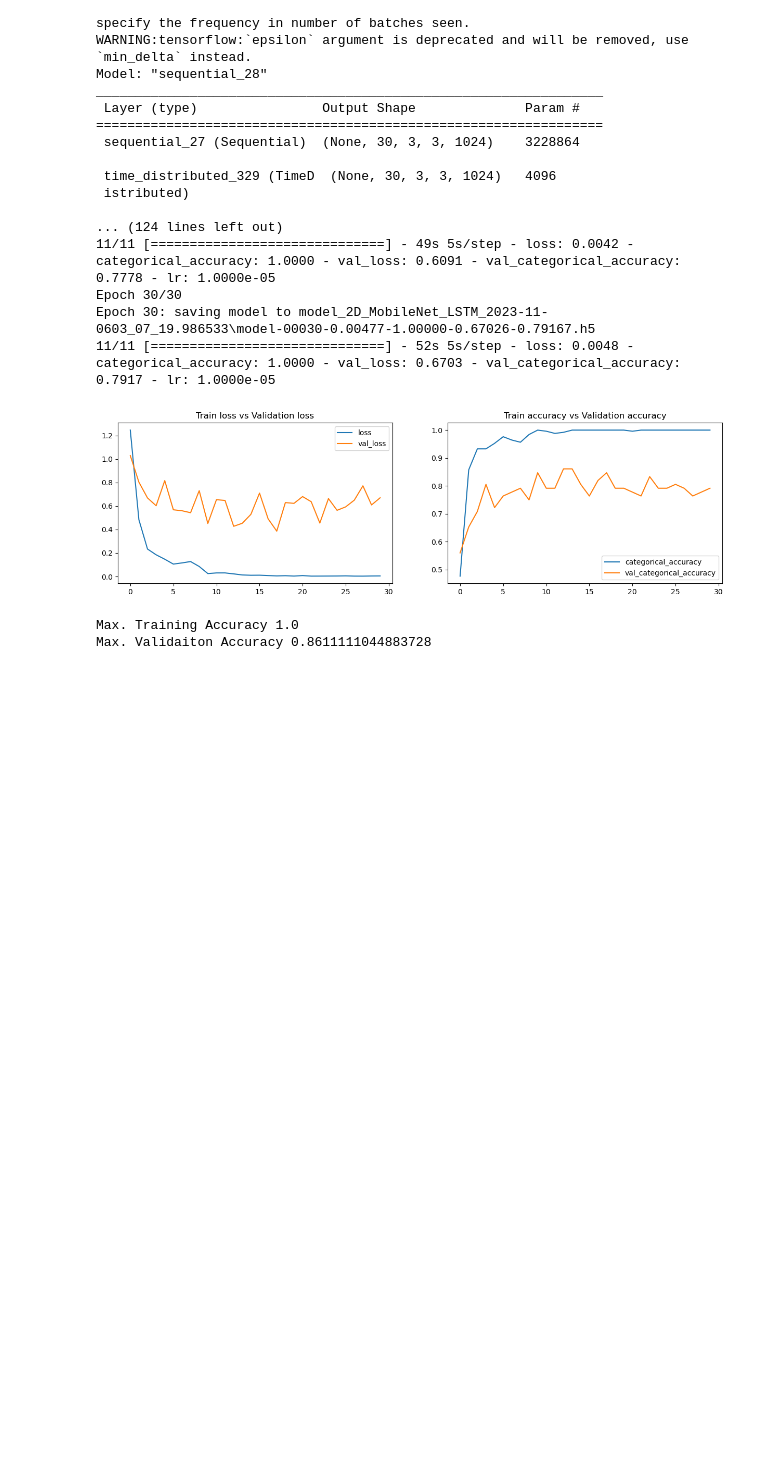
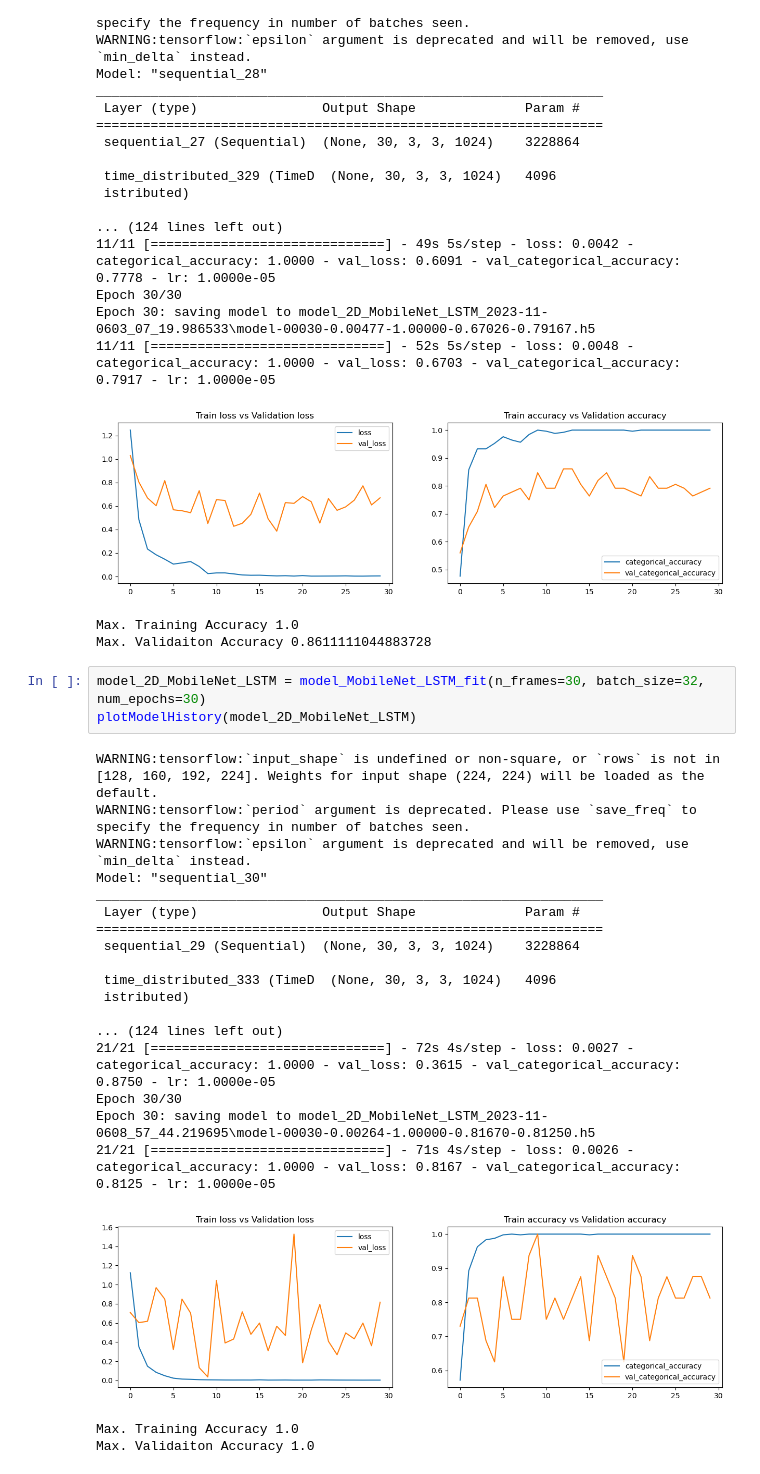
Before and after one commit to 1darknight/ThucAnh-ManhTruong-Gesture-Recognition, a Jupyter notebook: ThucAnh_ManhTruong.ipynb, the cells around one changed output. Drawn from its saved outputs; the diff is of its cells as text; blank space fills up the shorter version.

Commit message:
Update more models

```diff
--- a/ThucAnh_ManhTruong.ipynb
+++ b/ThucAnh_ManhTruong.ipynb
@@ -835,3 +835,27 @@ Epoch 30: saving model to model_2D_MobileNet_LSTM_2023-11-0603_07_19.986533\mode
 [figure]
 Max. Training Accuracy 1.0
 Max. Validaiton Accuracy 0.8611111044883728
+# %%
+model_2D_MobileNet_LSTM = model_MobileNet_LSTM_fit(n_frames=30, batch_size=32, num_epochs=30)
+plotModelHistory(model_2D_MobileNet_LSTM)
+# %% [output]
+WARNING:tensorflow:`input_shape` is undefined or non-square, or `rows` is not in [128, 160, 192, 224]. Weights for input shape (224, 224) will be loaded as the default.
+WARNING:tensorflow:`period` argument is deprecated. Please use `save_freq` to specify the frequency in number of batches seen.
+WARNING:tensorflow:`epsilon` argument is deprecated and will be removed, use `min_delta` instead.
+Model: "sequential_30"
+_________________________________________________________________
+ Layer (type)                Output Shape              Param #
+=================================================================
+ sequential_29 (Sequential)  (None, 30, 3, 3, 1024)    3228864
+
+ time_distributed_333 (TimeD  (None, 30, 3, 3, 1024)   4096
+ istributed)
+
+... (124 lines left out)
+21/21 [==============================] - 72s 4s/step - loss: 0.0027 - categorical_accuracy: 1.0000 - val_loss: 0.3615 - val_categorical_accuracy: 0.8750 - lr: 1.0000e-05
+Epoch 30/30
+Epoch 30: saving model to model_2D_MobileNet_LSTM_2023-11-0608_57_44.219695\model-00030-0.00264-1.00000-0.81670-0.81250.h5
+21/21 [==============================] - 71s 4s/step - loss: 0.0026 - categorical_accuracy: 1.0000 - val_loss: 0.8167 - val_categorical_accuracy: 0.8125 - lr: 1.0000e-05
+[figure, added]
+Max. Training Accuracy 1.0
+Max. Validaiton Accuracy 1.0
```
